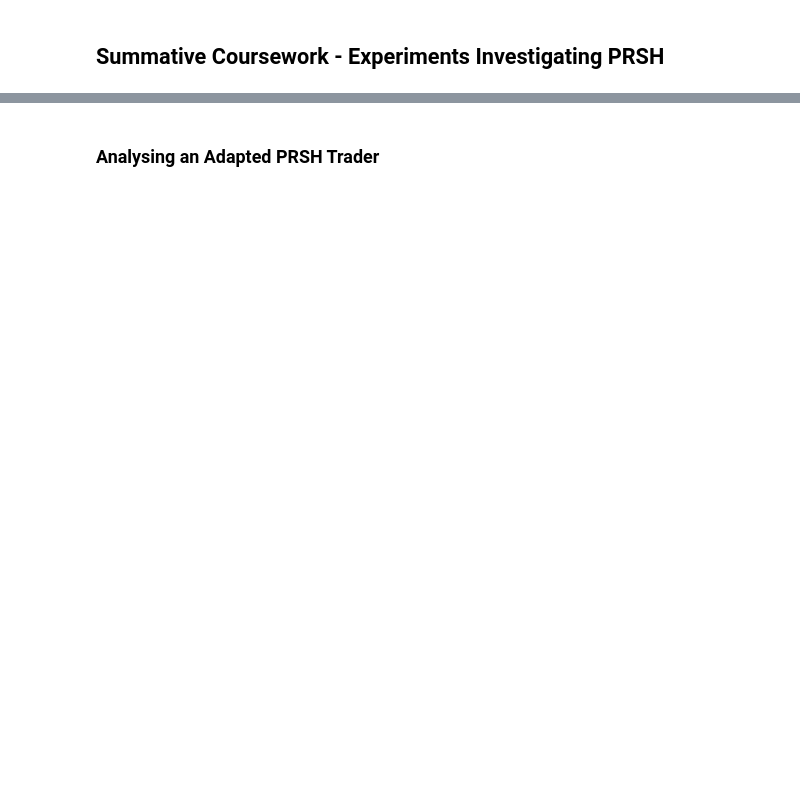
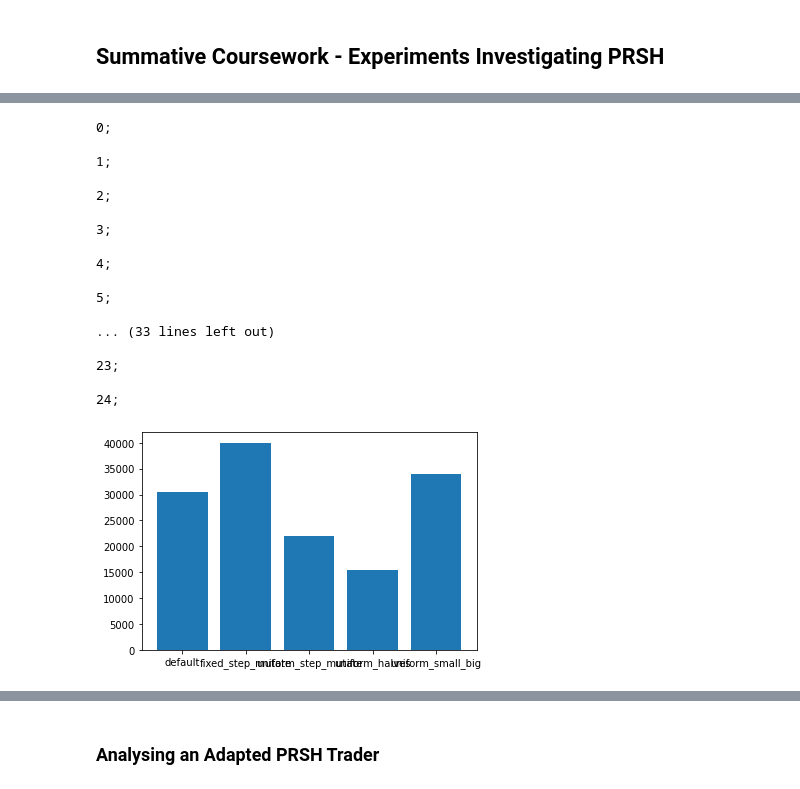
Before and after one commit to janderson3435/ITFT-Coursework-Assessment, a Jupyter notebook: PRSH_experiments.ipynb, the cells around one changed output, grey strips where cells are left out. Drawn from its saved outputs; the diff is of its cells as text; code cells hidden in the pictures; blank space fills up the shorter version.

Commit message:
experiments run on ks and mutation functions

```diff
--- a/PRSH_experiments.ipynb
+++ b/PRSH_experiments.ipynb
@@ -196,0 +553,78 @@ while trial < trials_per_market:
+# %%
+# different k:
+# Comparing each in m1 conditions
+
+## M1 experiment - symmetric supply/demand, range (10, 50), fixed stepmode, drip jitter order interval
+
+# CSV preparation
+
+dir = r'C:\Users\Joe\OneDrive\Documents\Actual Docs\Bristol\ITFT\ITFT-Coursework-Assessment\market_outputs\\'
+fname = 'mutate_balanced_m1_k6.csv'
+tdump = open(dir + fname, 'w')
+
+# annotate columns
+tdump.write('%s, %s,%s,%s, ' % ('expid', 'time','best bid','best offer'))
+for f in range(6):
+        tdump.write('%s, %s, %s, %s, ' % ('type', 'balance', 'number of traders', 'profit per trader'))
+tdump.write('%s, %s, ' % ('best bid','best offer'))
+tdump.write('\n');
+
+
+mutate_funcs = [default, fixed_step_mutate, uniform_step_mutate, uniform_halves, uniform_small_big]
+
+sup_range = (10, 50)
+dem_range = sup_range
+
+supply_schedule = [{'from':start_time, 'to':end_time, "ranges":[sup_range], "stepmode":"fixed"}]
+demand_schedule = supply_schedule
+
+order_interval = 10
+order_sched = {"sup":supply_schedule, "dem":demand_schedule, "interval":order_interval,"timemode":"drip-jitter"}
+
+trial = 0
+trials_per_mutate = 5
+func_no = 0
+
+for func in mutate_funcs:
+        func_no += 1
+        set_PRSH_parameters(k1 = 6, mutate1 = func)
+        while trial < func_no * trials_per_mutate:
+                market_session(trial, start_time, end_time, balanced_traders_spec, order_sched, tdump, False, True)
+                tdump.flush()
+                trial = trial + 1
+
+## Visualising
+dir = r'C:\Users\Joe\OneDrive\Documents\Actual Docs\Bristol\ITFT\ITFT-Coursework-Assessment\market_outputs\\'
+csv1 = 'mutate_balanced_m1_k6.csv'
+
+trades_df = pd.read_csv(dir + csv1)
+
+# Just PRSH performance, grouped by k values
+PRSH_df = trades_df.iloc[:,8:10]
+PRSH_df = PRSH_df.assign(mutate = np.repeat(['default', 'fixed_step_mutate', 'uniform_step_mutate', 'uniform_halves', 'uniform_small_big'], trials_per_mutate))
+groups = PRSH_df.groupby(pd.Grouper(key='mutate')).sum()
+
+for key in groups:
+    plt.bar(groups.get(key).index.to_numpy(), groups.get(key).values)
+
+
+plt.show()
+# %% [output]
+0;
+
+1;
+
+2;
+
+3;
+
+4;
+
+5;
+
+... (33 lines left out)
+
+23;
+
+24;
+[figure, added]
```
Also changed, not shown: parts of 17 cells of this notebook, 18 other files.
